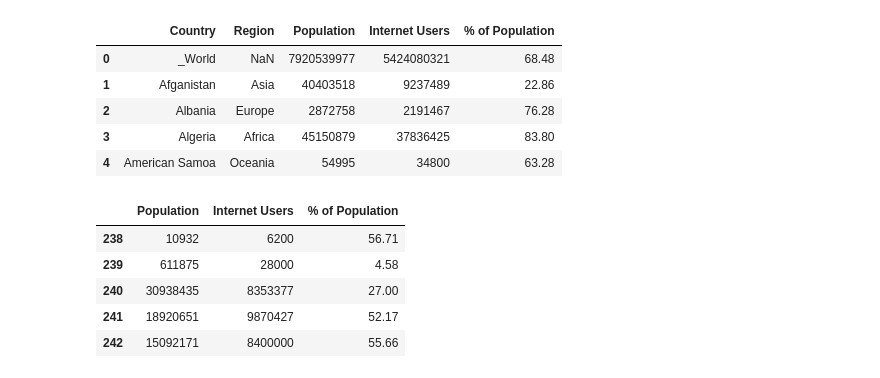
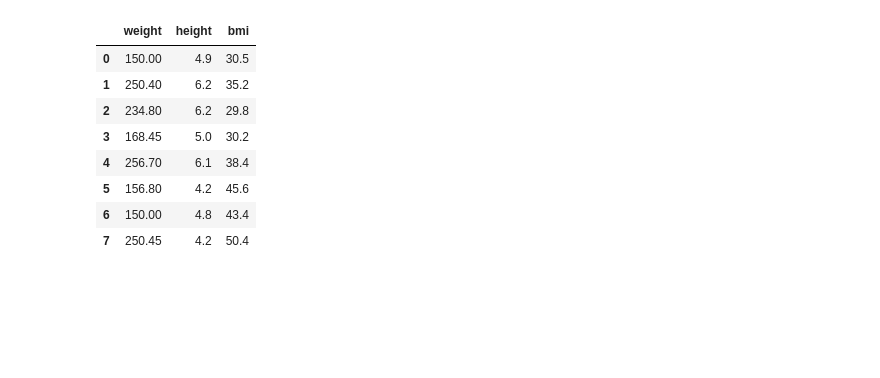
Before and after one commit to sanjibsinha/Machine-Learning-Primer, a Jupyter notebook: train_test_internet.ipynb, the cells around one changed output. Saved outputs shown, nothing was run; the diff lists cells and outputs as text; code cells hidden in the pictures; blank space fills up the shorter version.

```diff
--- a/train_test_internet.ipynb
+++ b/train_test_internet.ipynb
@@ -3,24 +3,17 @@
 # %%
 import pandas as pd
 
-df = pd.read_csv('https://raw.githubusercontent.com/sanjibsinha/Machine-Learning-Primer/main/world_internet_user.csv', encoding = 'unicode_escape', engine ='python')
-df.head()
+df = pd.read_csv('https://raw.githubusercontent.com/sanjibsinha/Machine-Learning-Primer/main/bmiscore%20-%20Sheet1.csv', encoding = 'unicode_escape', engine ='python')
+df
 # %% [output]
-|  | Country | Region | Population | Internet Users | % of Population |
-| 0 | _World | NaN | 7920539977 | 5424080321 | 68.48 |
-| 1 | Afganistan | Asia | 40403518 | 9237489 | 22.86 |
-| 2 | Albania | Europe | 2872758 | 2191467 | 76.28 |
-| 3 | Algeria | Africa | 45150879 | 37836425 | 83.80 |
-| 4 | American Samoa | Oceania | 54995 | 34800 | 63.28 |
+|  | weight | height | bmi |
+| 0 | 150.00 | 4.9 | 30.5 |
+| 1 | 250.40 | 6.2 | 35.2 |
+| 2 | 234.80 | 6.2 | 29.8 |
+| 3 | 168.45 | 5.0 | 30.2 |
+| 4 | 256.70 | 6.1 | 38.4 |
+| 5 | 156.80 | 4.2 | 45.6 |
+| 6 | 150.00 | 4.8 | 43.4 |
+| 7 | 250.45 | 4.2 | 50.4 |
-# %%
-df = df.drop(columns=['Country', 'Region'])
-df.tail()
-# %% [output]
-|  | Population | Internet Users | % of Population |
-| 238 | 10932 | 6200 | 56.71 |
-| 239 | 611875 | 28000 | 4.58 |
-| 240 | 30938435 | 8353377 | 27.00 |
-| 241 | 18920651 | 9870427 | 52.17 |
-| 242 | 15092171 | 8400000 | 55.66 |
 # %%
 import matplotlib.pyplot as plt
```
Also changed, not shown: parts of 14 cells of this notebook.
